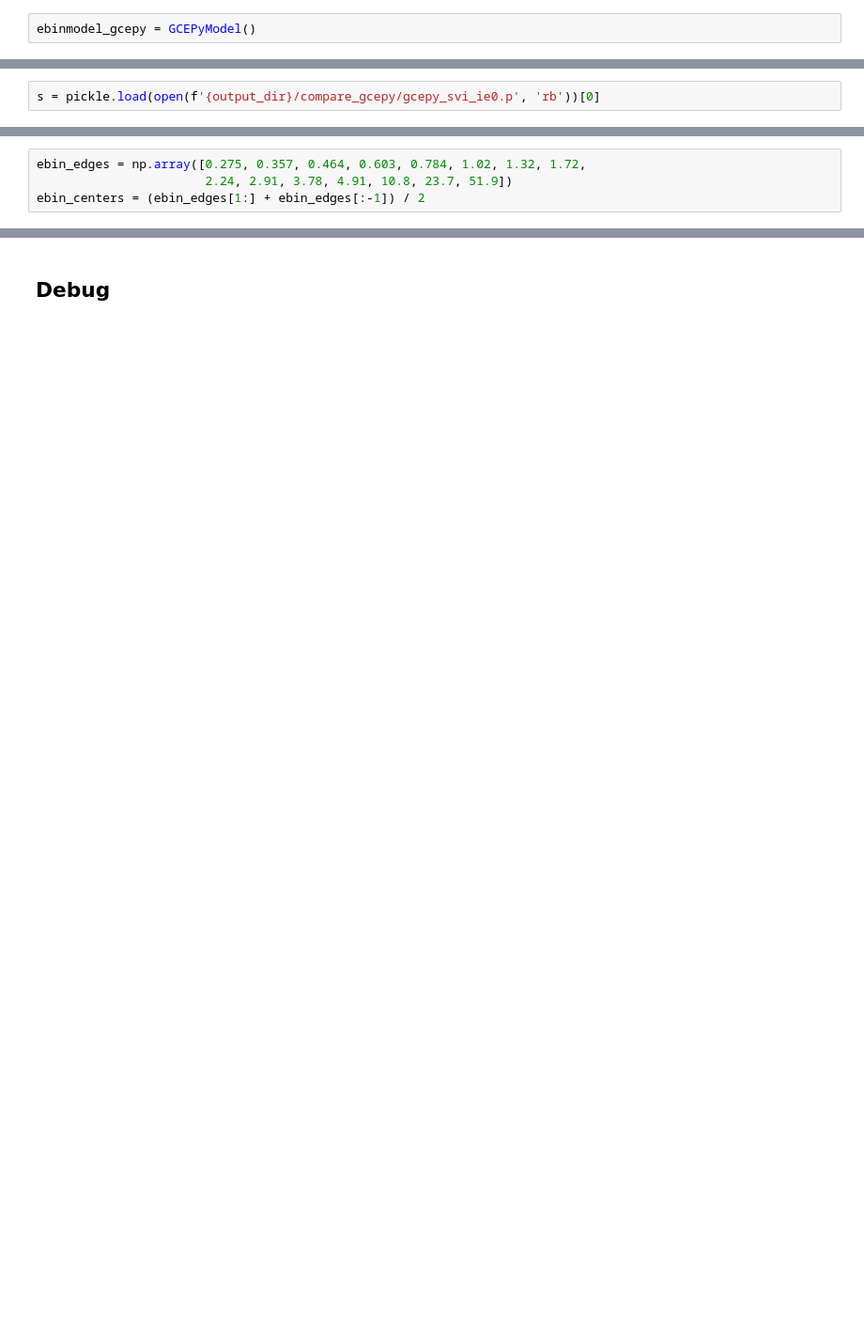
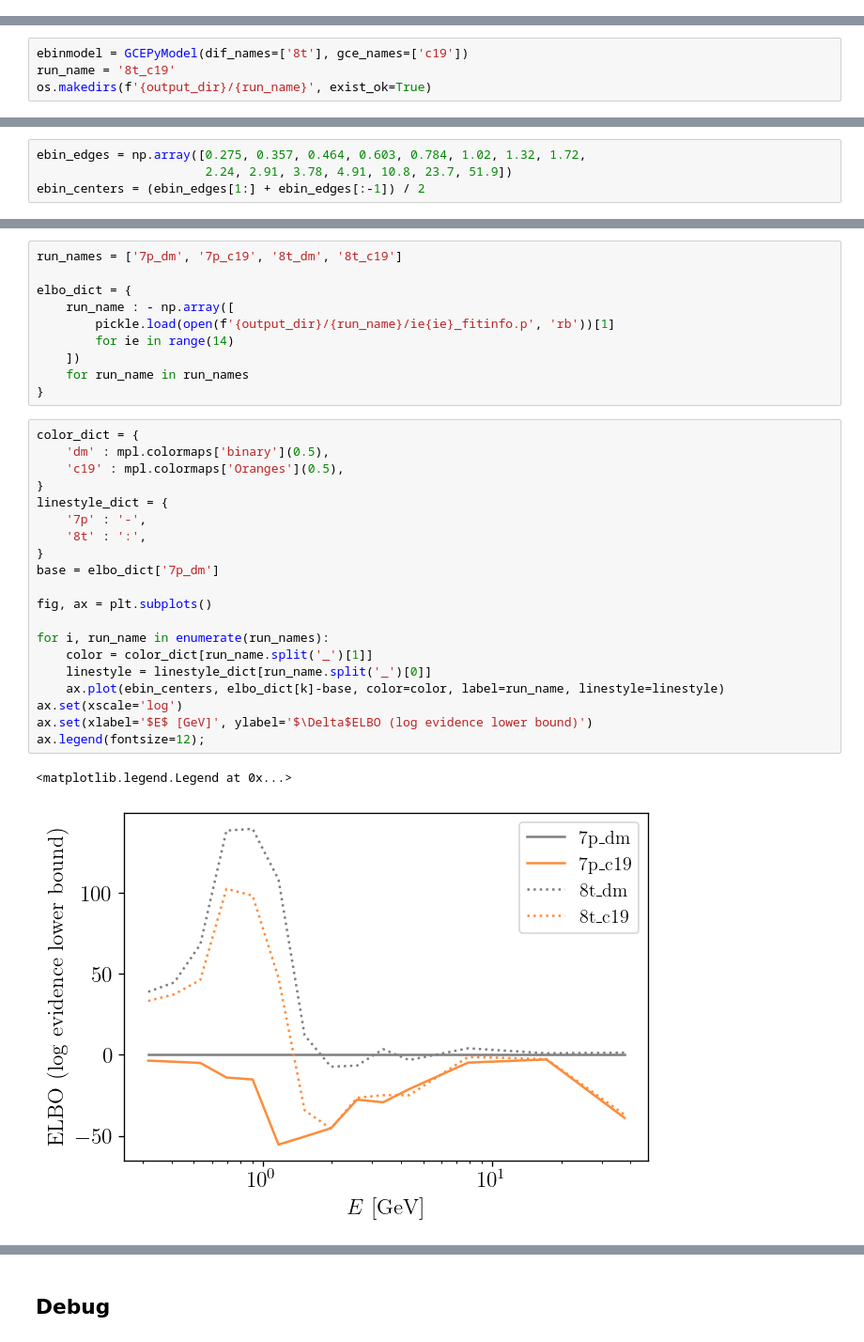
Before and after one commit to yitiansun/gce-prob-prog, a Jupyter notebook: notebooks/3_fit_gcepy.ipynb, the cells around one changed output, grey strips where cells are left out. Shown at 94% size. Drawn from its saved outputs; the diff is of its cells as text; blank space fills up the shorter version.

Commit message:
evidence estimate and cleanup

```diff
--- a/notebooks/3_fit_gcepy.ipynb
+++ b/notebooks/3_fit_gcepy.ipynb
@@ -66,3 +40 @@ from models.poissonian_cart import GCEPyModel, GCEPyModelSimple
-# %%
-ebinmodel_gcepy = GCEPyModel()
 # %%
@@ -70,4 +42,8 @@ output_dir = '../output/posteriors'
 # %% [markdown]
 ## 1. fit
 ### 1.1 single energy
+# %%
+ebinmodel = GCEPyModel(dif_names=['8t'], gce_names=['c19'])
+run_name = '8t_c19'
+os.makedirs(f'{output_dir}/{run_name}', exist_ok=True)
 # %%
@@ -89,5 +74,3 @@ KeyboardInterrupt: ignored
-# %%
-s = pickle.load(open(f'{output_dir}/compare_gcepy/gcepy_svi_ie0.p', 'rb'))[0]
 # %% [markdown]
 ### 1.2 full
 # %%
@@ -186,3 +118,36 @@ figure.legend(
+# %%
+run_names = ['7p_dm', '7p_c19', '8t_dm', '8t_c19']
+
+elbo_dict = {
+    run_name : - np.array([
+        pickle.load(open(f'{output_dir}/{run_name}/ie{ie}_fitinfo.p', 'rb'))[1]
+        for ie in range(14)
+    ])
+    for run_name in run_names
+}
+# %%
+color_dict = {
+    'dm' : mpl.colormaps['binary'](0.5),
+    'c19' : mpl.colormaps['Oranges'](0.5),
+}
+linestyle_dict = {
+    '7p' : '-',
+    '8t' : ':',
+}
+base = elbo_dict['7p_dm']
+
+fig, ax = plt.subplots()
+
+for i, run_name in enumerate(run_names):
+    color = color_dict[run_name.split('_')[1]]
+    linestyle = linestyle_dict[run_name.split('_')[0]]
+    ax.plot(ebin_centers, elbo_dict[k]-base, color=color, label=run_name, linestyle=linestyle)
+ax.set(xscale='log')
+ax.set(xlabel='$E$ [GeV]', ylabel='$\Delta$ELBO (log evidence lower bound)')
+ax.legend(fontsize=12);
+# %% [output]
+<matplotlib.legend.Legend at 0x...>
+[figure, added]
 # %%
 samples_dict = {
     'noerr' : pickle.load(open(f'{output_dir}/compare_gcepy/gcepy_svi_full.p', 'rb'))[0],
```
Also changed, not shown: parts of 34 cells of this notebook, 7 other files.
